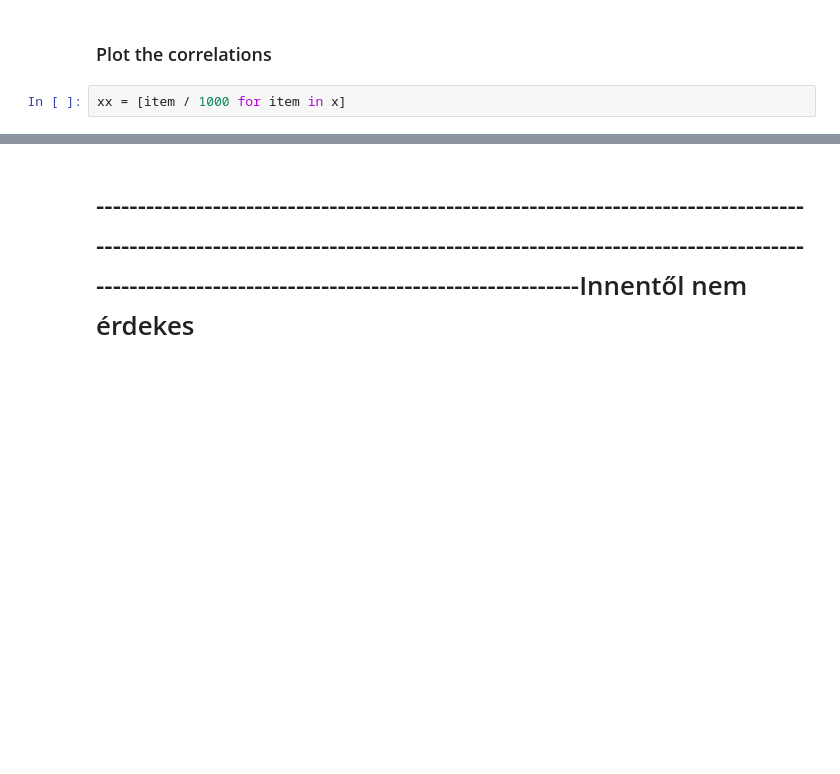
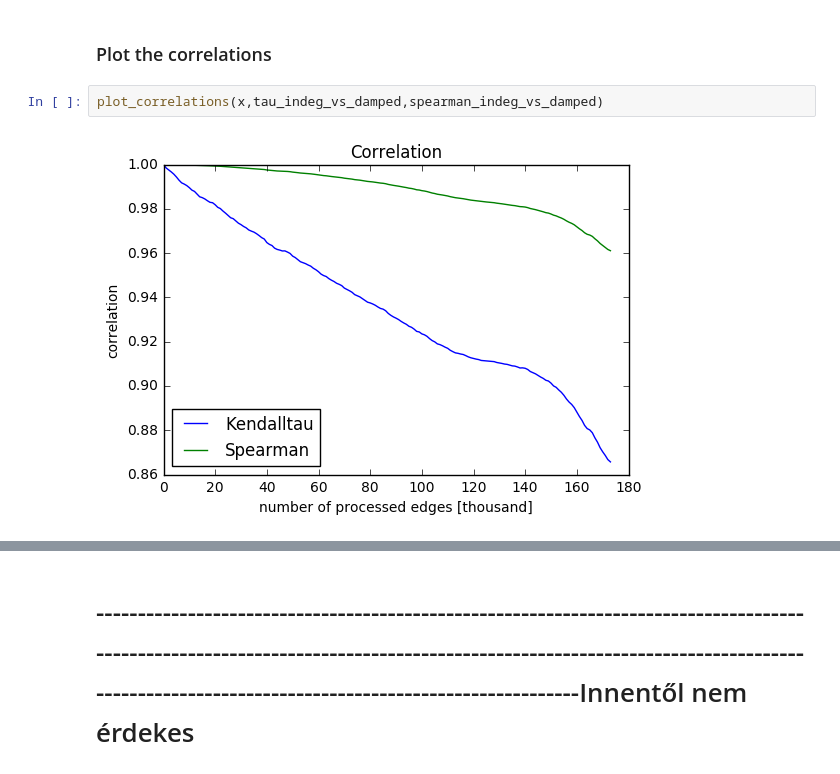
Before and after one commit to olahdaniel/temporal-networks, a Jupyter notebook: TempPR.ipynb, the cells around one changed output, grey strips where cells are left out. Saved outputs shown, nothing was run; the diff lists cells and outputs as text; blank space fills up the shorter version.

```diff
--- a/TempPR.ipynb
+++ b/TempPR.ipynb
@@ -126,4 +150,6 @@ for i, edge in df.iterrows():
 # %% [markdown]
 ### Plot the correlations
-# %%
-xx = [item / 1000 for item in x]
+# %%
+plot_correlations(x,tau_indeg_vs_damped,spearman_indeg_vs_damped)
+# %% [output]
+[figure, added]
```
Also changed, not shown: parts of 10 cells of this notebook, 2 other files.
